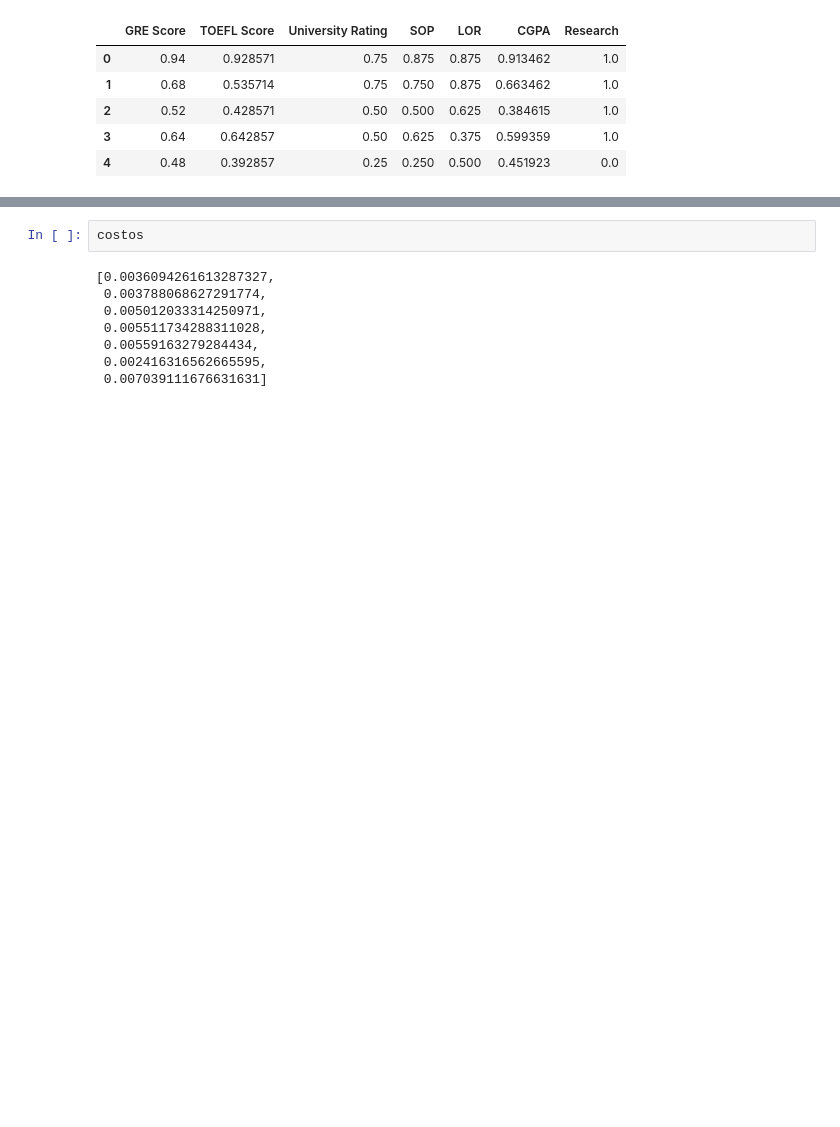
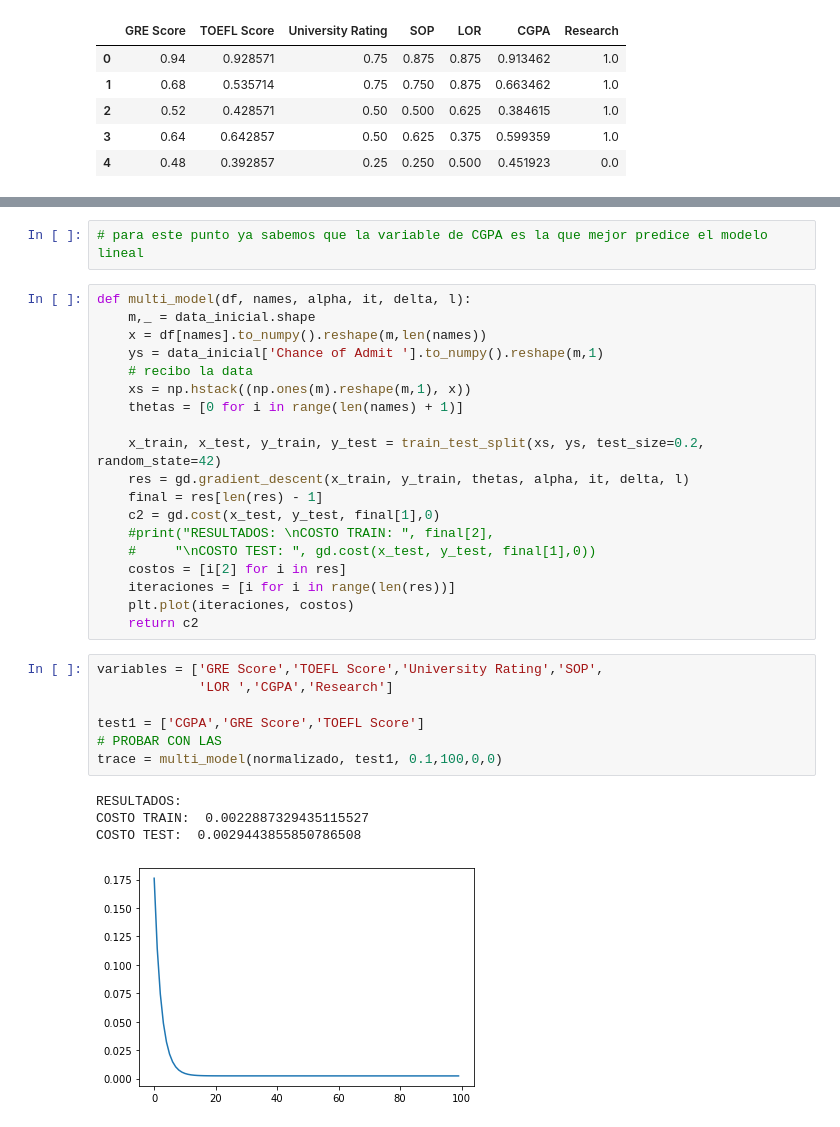
Before and after one commit to JoseGuzmanZamora/elementsOfMachineLearning, a Jupyter notebook: lab2/main.ipynb, the cells around one changed output, grey strips where cells are left out. Saved outputs shown, nothing was run; the diff lists cells and outputs as text; blank space fills up the shorter version.

```diff
--- a/lab2/main.ipynb
+++ b/lab2/main.ipynb
@@ -163,10 +194,33 @@ no
-# %%
-costos
-# %% [output]
-[0.0036094261613287327,
- 0.003788068627291774,
- 0.005012033314250971,
- 0.005511734288311028,
- 0.00559163279284434,
- 0.002416316562665595,
- 0.007039111676631631]
+# %%
+# para este punto ya sabemos que la variable de CGPA es la que mejor predice el modelo lineal
+# %%
+def multi_model(df, names, alpha, it, delta, l):
+    m,_ = data_inicial.shape
+    x = df[names].to_numpy().reshape(m,len(names))
+    ys = data_inicial['Chance of Admit '].to_numpy().reshape(m,1)
+    # recibo la data
+    xs = np.hstack((np.ones(m).reshape(m,1), x))
+    thetas = [0 for i in range(len(names) + 1)]
+
+    x_train, x_test, y_train, y_test = train_test_split(xs, ys, test_size=0.2, random_state=42)
+    res = gd.gradient_descent(x_train, y_train, thetas, alpha, it, delta, l)
+    final = res[len(res) - 1]
+    c2 = gd.cost(x_test, y_test, final[1],0)
+    #print("RESULTADOS: \nCOSTO TRAIN: ", final[2],
+    #     "\nCOSTO TEST: ", gd.cost(x_test, y_test, final[1],0))
+    costos = [i[2] for i in res]
+    iteraciones = [i for i in range(len(res))]
+    plt.plot(iteraciones, costos)
+    return c2
+# %%
+variables = ['GRE Score','TOEFL Score','University Rating','SOP',
+             'LOR ','CGPA','Research']
+
+test1 = ['CGPA','GRE Score','TOEFL Score']
+# PROBAR CON LAS
+trace = multi_model(normalizado, test1, 0.1,100,0,0)
+# %% [output]
+RESULTADOS:
+COSTO TRAIN:  0.0022887329435115527
+COSTO TEST:  0.0029443855850786508
+[figure, added]
```
Also changed, not shown: parts of 11 cells of this notebook.
